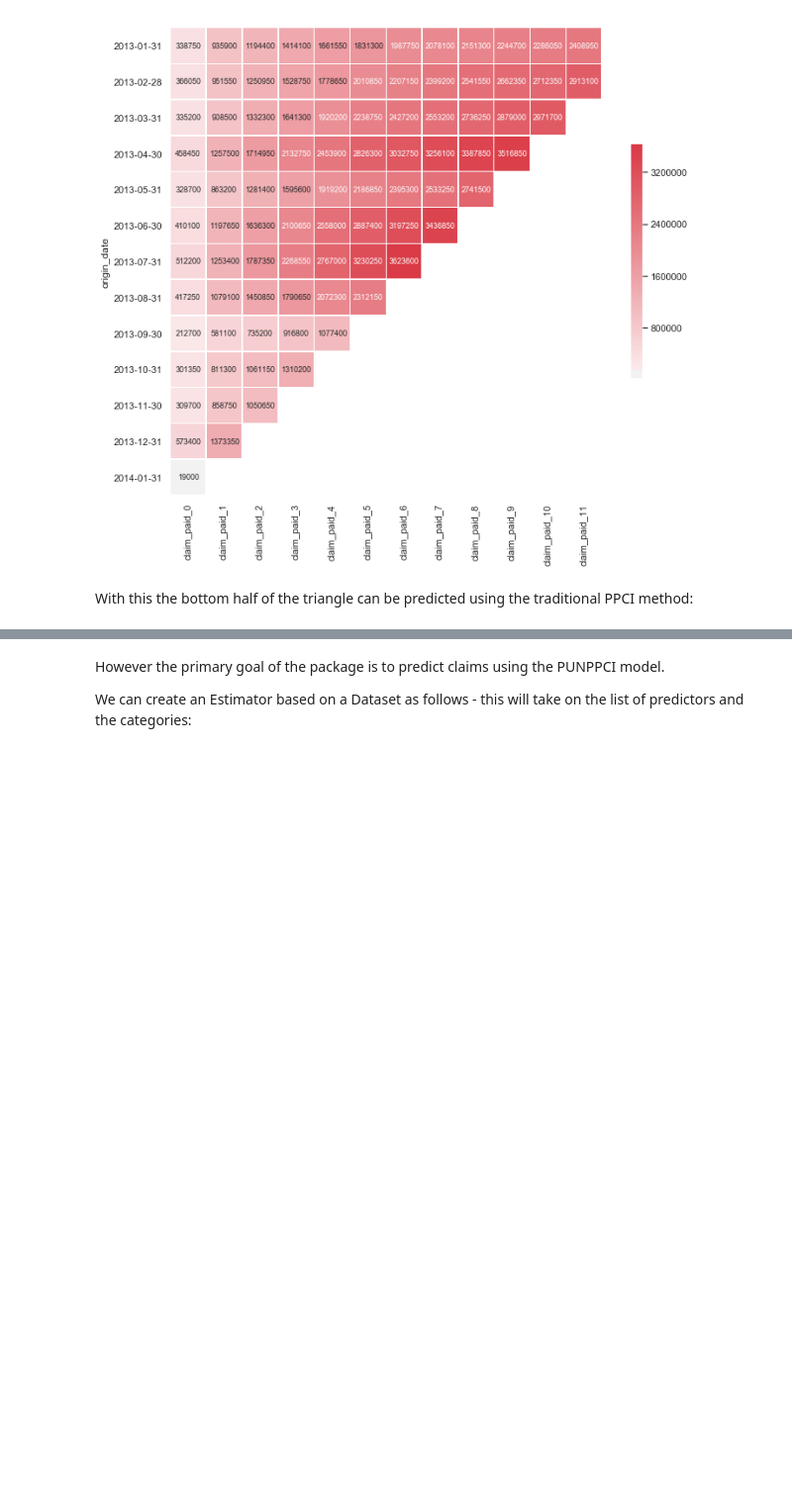
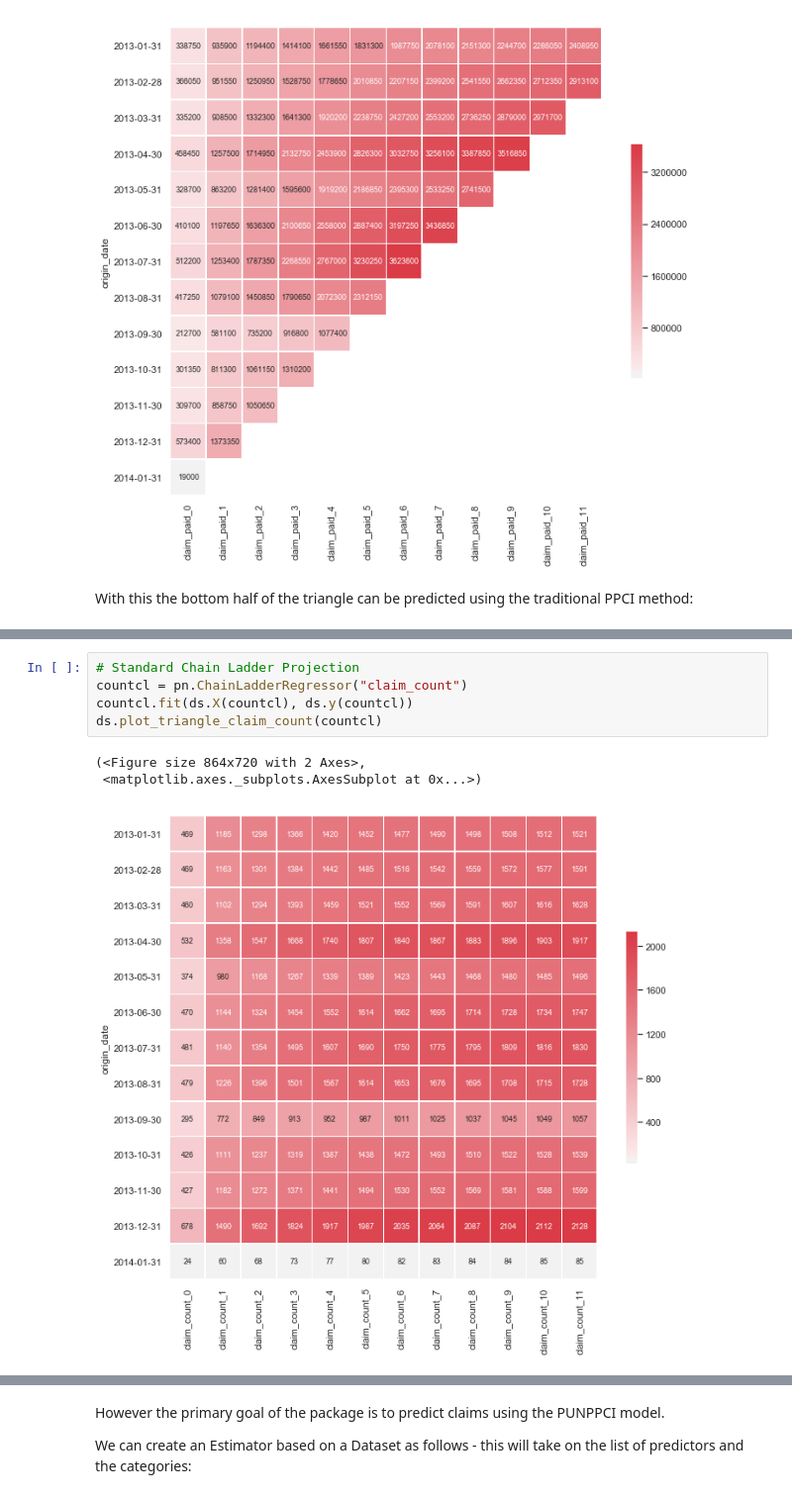
Before and after one commit to JackyP/penalised-unexplainability-network-payments-per-claim-incurred, a Jupyter notebook: Example.ipynb, the cells around one changed output, grey strips where cells are left out. Shown at 99% size. Saved outputs shown, nothing was run; the diff lists cells and outputs as text; blank space fills up the shorter version.

```diff
--- a/Example.ipynb
+++ b/Example.ipynb
@@ -116,0 +71,9 @@ ds.plot_triangle_ppci()
+# %%
+# Standard Chain Ladder Projection
+countcl = pn.ChainLadderRegressor("claim_count")
+countcl.fit(ds.X(countcl), ds.y(countcl))
+ds.plot_triangle_claim_count(countcl)
+# %% [output]
+(<Figure size 864x720 with 2 Axes>,
+ <matplotlib.axes._subplots.AxesSubplot at 0x...>)
+[figure, added]
```
Also changed, not shown: parts of 60 cells of this notebook, 16 other files.
